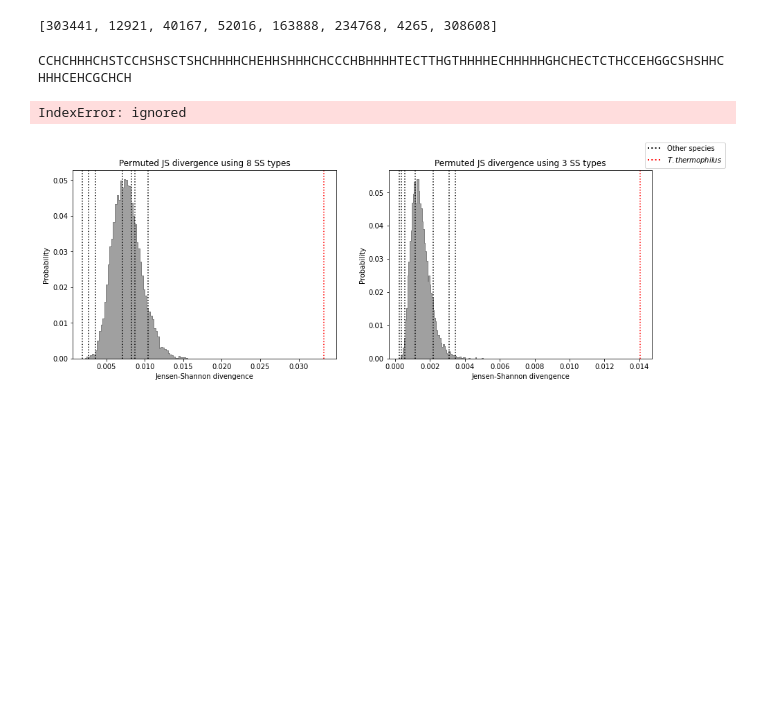
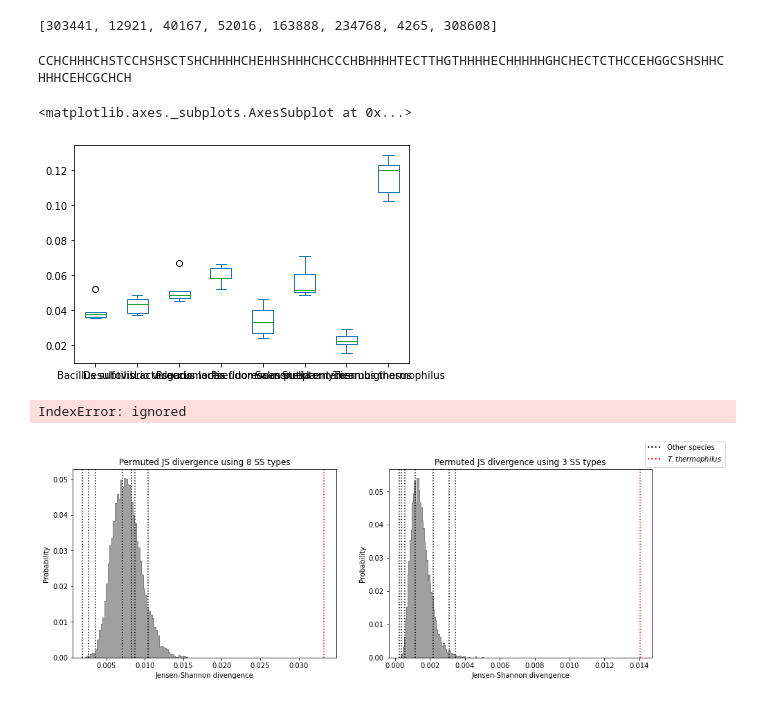
Before and after one commit to alibekk93/project-protein_folding_distances, a Jupyter notebook: SS_and_expression_systems_noFilter.ipynb, the cells around one changed output. Saved outputs shown, nothing was run; the diff lists cells and outputs as text; code cells hidden in the pictures; blank space fills up the shorter version.

```diff
--- a/SS_and_expression_systems_noFilter.ipynb
+++ b/SS_and_expression_systems_noFilter.ipynb
@@ -673,2 +671,36 @@ print(SS_resampled)
 # %% [output]
 CCHCHHHCHSTCCHSHSCTSHCHHHHCHEHHSHHHCHCCCHBHHHHTECTTHGTHHHHECHHHHHGHCHECTCTHCCEHGGCSHSHHCHHHCEHCGCHCH
+# %%
+def simple_datafile_resample(AA_seq, SS_seq, length):
+  resampled_sequence_positions = np.random.randint(0, len(AA_seq), size=length)
+  AA_resampled = ''.join([AA_seq[i] for i in resampled_sequence_positions])
+  SS_resampled = ''.join([SS_seq[i] for i in resampled_sequence_positions])
+  return AA_resampled, SS_resampled
+# %%
+size = 10000
+length = 1000
+
+JSD8_resampled = {}
+JSD3_resampled = {}
+
+for species in tqdm(species_names):
+  JSD8_list = []
+  JSD3_list = []
+  for i in range(size):
+    native = simple_datafile_resample(AA_seq=protein_SS_df.loc[species, 'AA_native'], SS_seq=protein_SS_df.loc[species, 'SS_native'], length=length)
+    recomb = simple_datafile_resample(AA_seq=protein_SS_df.loc[species, 'AA_recomb'], SS_seq=protein_SS_df.loc[species, 'SS_recomb'], length=length)
+    CM8_native = get_count_matrix(native[0], native[1])
+    CM8_recomb = get_count_matrix(recomb[0], recomb[1])
+    JSD8 = np.sum(calculate_JS_matrix(CM8_native, CM8_recomb))
+    JSD8_list.append(JSD8)
+    CM3_native = change_to_SS3(CM8_native)
+    CM3_recomb = change_to_SS3(CM8_recomb)
+    JSD3 = np.sum(calculate_JS_matrix(CM3_native, CM3_recomb))
+    JSD3_list.append(JSD3)
+  JSD8_resampled[species] = JSD8_list
+  JSD3_resampled[species] = JSD3_list
+# %%
+pd.DataFrame(JSD8_resampled).plot(kind='box')
+# %% [output]
+<matplotlib.axes._subplots.AxesSubplot at 0x...>
+[figure, added]
```
Also changed, not shown: parts of 2 cells of this notebook.
